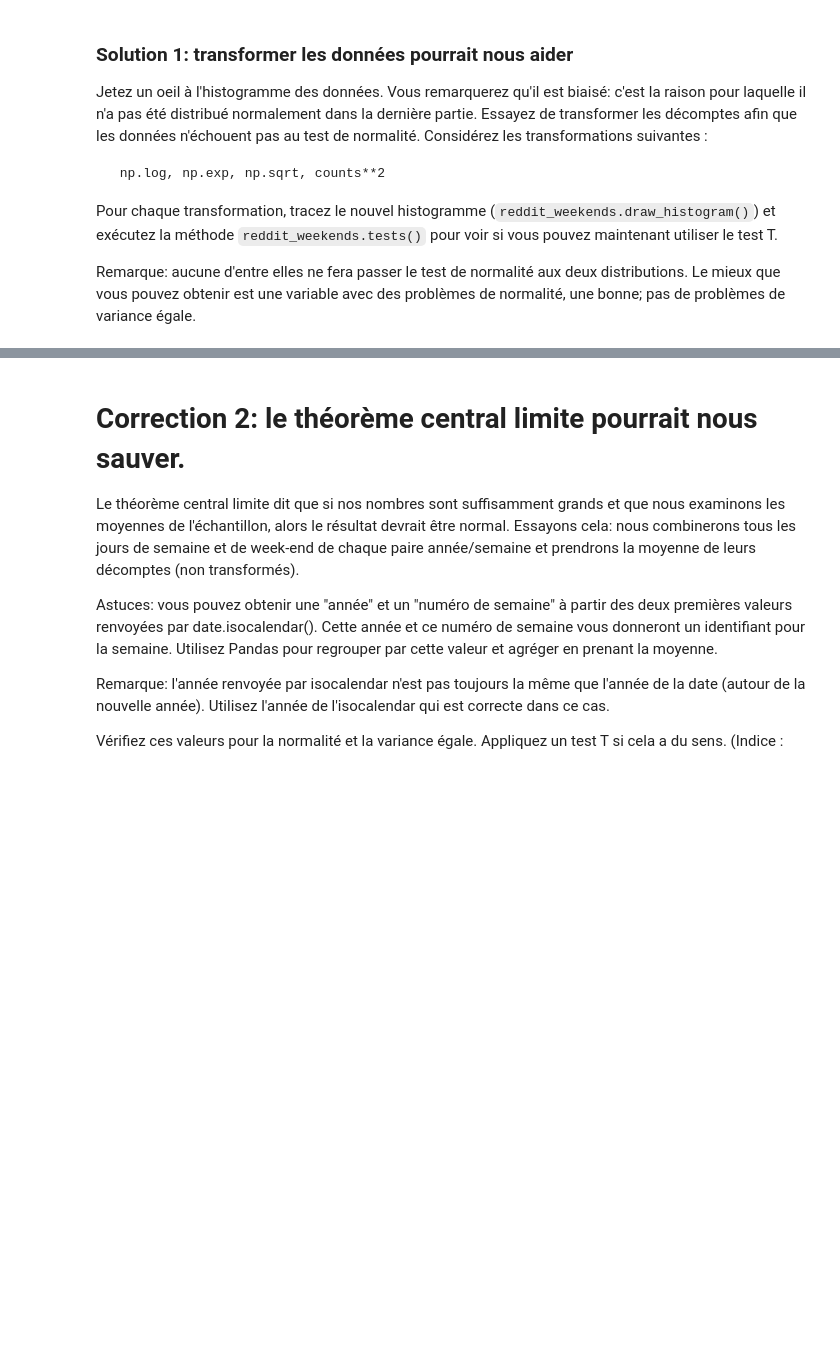
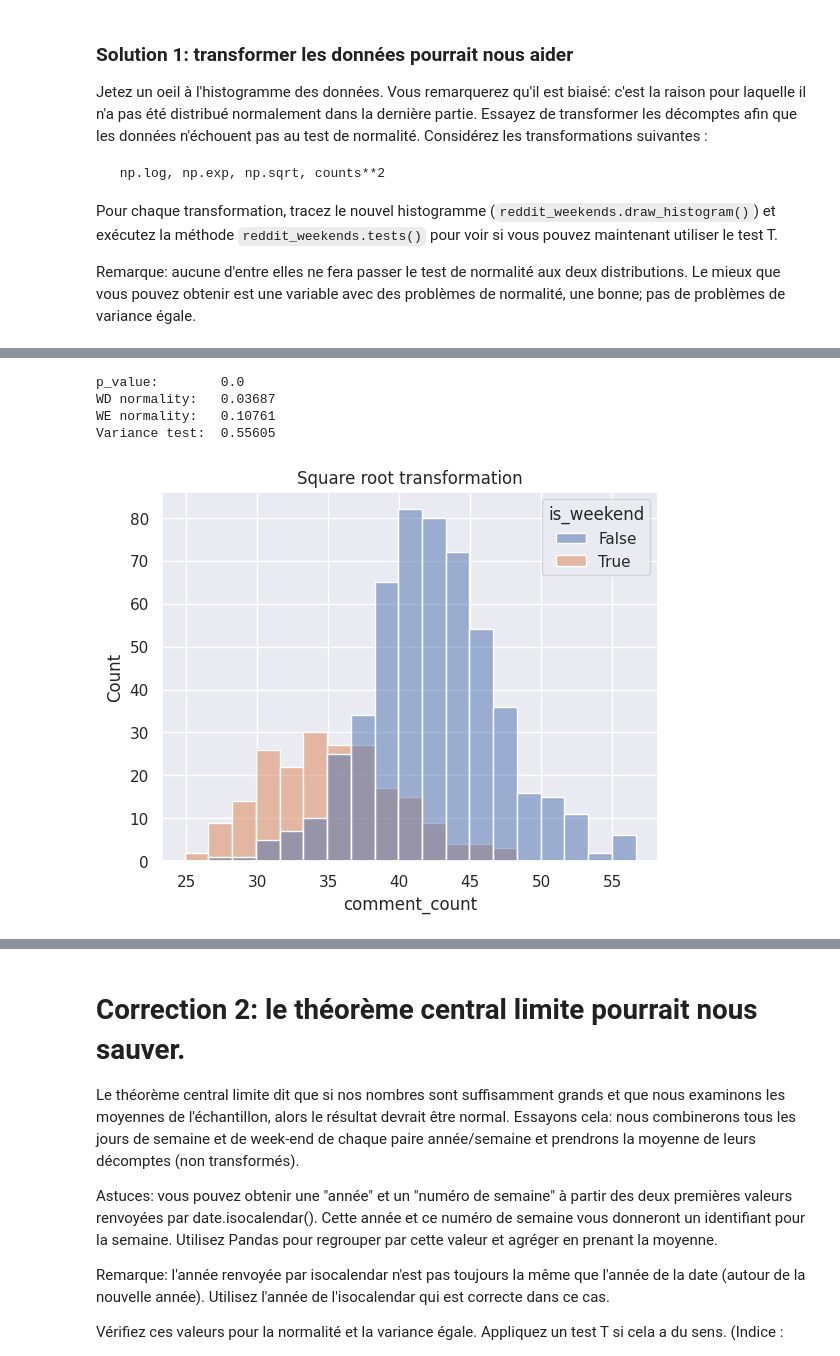
Before and after one commit to SimonTheoret/DSDev3, a Jupyter notebook: reddit_weekends.ipynb, the cells around one changed output, grey strips where cells are left out. Cells and saved outputs as stored; diff of their text form; code cells hidden in the pictures; blank space fills up the shorter version.

```diff
--- a/reddit_weekends.ipynb
+++ b/reddit_weekends.ipynb
@@ -66,0 +109,17 @@ _ = reddit_weekends.tests(_wd, _we, verbose=True)
+# %%
+tmp_df = df.copy()
+tmp_df['comment_count'] = np.sqrt(tmp_df['comment_count'])
+# TODO: Appliquez les transformations aux données copiées (ne modifiez pas le dataframe original!)
+
+# TODO: Tracez l'histogramme
+reddit_weekends.draw_histogram(tmp_df, title="Square root transformation")
+
+# TODO: Exécutez les tests à nouveau
+_wd, _we = reddit_weekends.split_data(tmp_df)
+_ = reddit_weekends.tests(_wd, _we, verbose=True)
+# %% [output]
+p_value:        0.0
+WD normality:   0.03687
+WE normality:   0.10761
+Variance test:  0.55605
+[figure, added]
```
Also changed, not shown: parts of 10 cells of this notebook, 3 other files.
